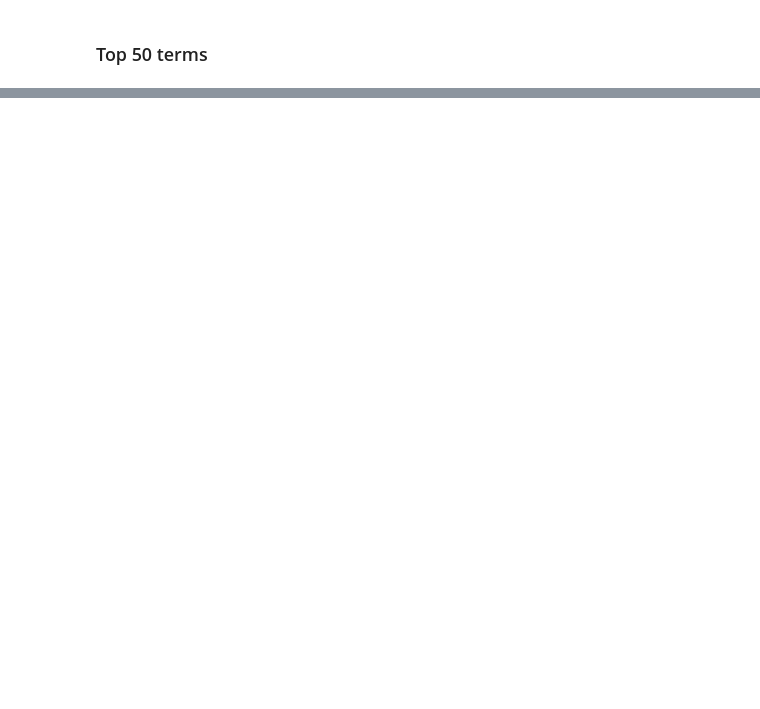
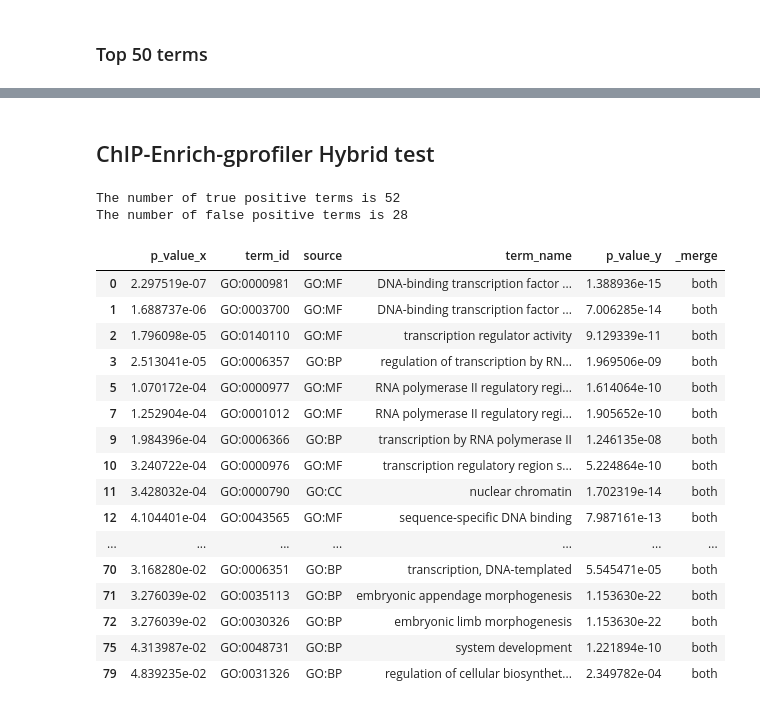
Before and after one commit to hoffmangroup/2020behst, a Jupyter notebook: comparison_test.ipynb, the cells around one changed output, grey strips where cells are left out. Drawn from its saved outputs; the diff is of its cells as text; code cells hidden in the pictures; blank space fills up the shorter version.

Commit message:
add ChIP-Enrich test

```diff
--- a/comparison_test.ipynb
+++ b/comparison_test.ipynb
@@ -93,6 +93,22 @@ def select_genes(tissue_dfs, other_dfs):
     df_enhanced['gene_id'] = df_enhanced['gene_id'].str.split('.').str.get(0)
 
     return df_enhanced
+# %%
+def merge_df(go_df, ref_df, keys):
+    """
+    go_df is the output GO term dataframe, ref_df is the ground-truth term dataframe,
+    keys are list of columns to be merged on.
+    Return a tuple of dataframes, where the first dataframe is true positive terms,
+    the second dataframe is false negative terms.
+    """
+    res = go_df.merge(ref_df, on=keys, how='left', indicator=True)
+    res_pos = res[res['_merge'] == 'both']
+    res_neg = res[res['_merge'] == 'left_only']
+
+    print("The number of true positive terms is", len(res_pos))
+    print("The number of false positive terms is", len(res_neg))
+
+    return res_pos, res_neg
 # %% [markdown]
 ## BEHST Limb
 # %%
@@ -446,0 +528,29 @@ len(great_top_pos)
+# %% [markdown]
+## ChIP-Enrich-gprofiler Hybrid test
+# %%
+limb_chip_gprofiler = pd.read_csv("/mnt/work1/users/hoffmangroup/zhiyuanl/BEHST/results/07-02/limb_chip_go_list", sep='\t', header=0)
+# %%
+limb_chip_gprofiler = limb_chip_gprofiler[limb_chip_gprofiler.p_value <= 0.05]
+# %%
+limb_chip_gprofiler_res = merge_df(limb_chip_gprofiler, limb_ref, ['term_id', 'source', 'term_name'])
+limb_chip_gprofiler_res[0]
+# %% [output]
+The number of true positive terms is 52
+The number of false positive terms is 28
+|  | p_value_x | term_id | source | term_name | p_value_y | _merge |
+| 0 | 2.297519e-07 | GO:0000981 | GO:MF | DNA-binding transcription factor ... | 1.388936e-15 | both |
+| 1 | 1.688737e-06 | GO:0003700 | GO:MF | DNA-binding transcription factor ... | 7.006285e-14 | both |
+| 2 | 1.796098e-05 | GO:0140110 | GO:MF | transcription regulator activity | 9.129339e-11 | both |
+| 3 | 2.513041e-05 | GO:0006357 | GO:BP | regulation of transcription by RN... | 1.969506e-09 | both |
+| 5 | 1.070172e-04 | GO:0000977 | GO:MF | RNA polymerase II regulatory regi... | 1.614064e-10 | both |
+| 7 | 1.252904e-04 | GO:0001012 | GO:MF | RNA polymerase II regulatory regi... | 1.905652e-10 | both |
+| 9 | 1.984396e-04 | GO:0006366 | GO:BP | transcription by RNA polymerase II | 1.246135e-08 | both |
+| 10 | 3.240722e-04 | GO:0000976 | GO:MF | transcription regulatory region s... | 5.224864e-10 | both |
+| 11 | 3.428032e-04 | GO:0000790 | GO:CC | nuclear chromatin | 1.702319e-14 | both |
+| 12 | 4.104401e-04 | GO:0043565 | GO:MF | sequence-specific DNA binding | 7.987161e-13 | both |
+| ... | ... | ... | ... | ... | ... | ... |
+| 70 | 3.168280e-02 | GO:0006351 | GO:BP | transcription, DNA-templated | 5.545471e-05 | both |
+| 71 | 3.276039e-02 | GO:0035113 | GO:BP | embryonic appendage morphogenesis | 1.153630e-22 | both |
+| 72 | 3.276039e-02 | GO:0030326 | GO:BP | embryonic limb morphogenesis | 1.153630e-22 | both |
+| 75 | 4.313987e-02 | GO:0048731 | GO:BP | system development | 1.221894e-10 | both |
+| 79 | 4.839235e-02 | GO:0031326 | GO:BP | regulation of cellular biosynthet... | 2.349782e-04 | both |
```
Also changed, not shown: parts of 42 cells of this notebook.
